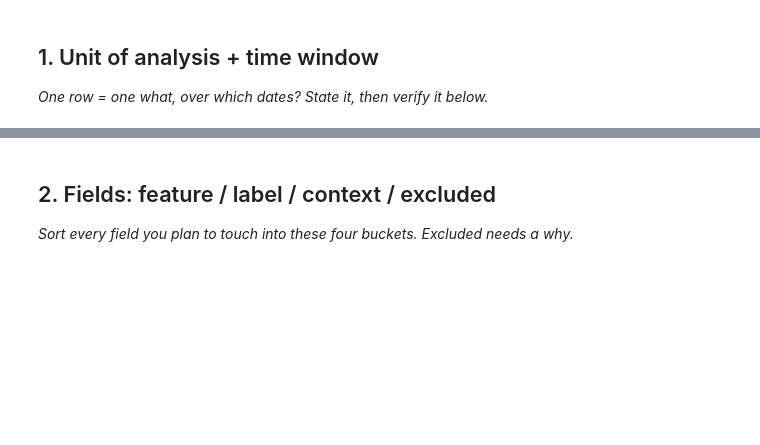
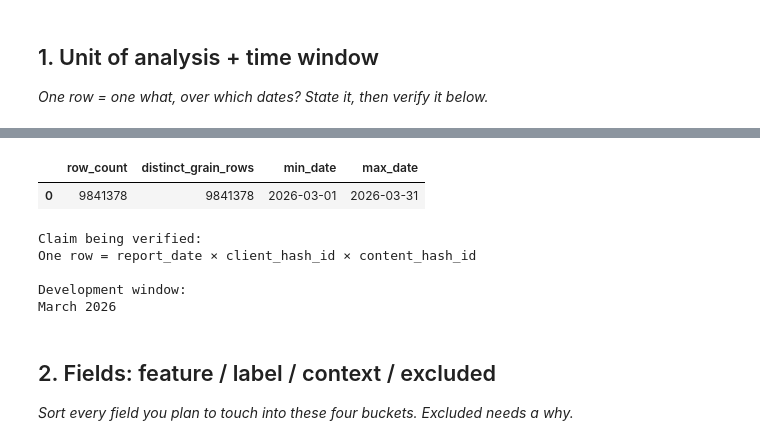
Before and after one commit to Nayab-khalid/FlyRank-AI-Internship, a Jupyter notebook: work/notebooks/w03_data_contract.ipynb, the cells around one changed output, grey strips where cells are left out. Drawn from its saved outputs; the diff is of its cells as text; code cells hidden in the pictures; blank space fills up the shorter version.

```diff
--- a/work/notebooks/w03_data_contract.ipynb
+++ b/work/notebooks/w03_data_contract.ipynb
@@ -15,0 +15,73 @@ This skeleton is yours to fill. Work the sections **in order** — each one has
+# %%
+# ============================================================
+# ML-04 — 1. UNIT OF ANALYSIS + TIME WINDOW
+# ============================================================
+
+%pip install -q duckdb huggingface_hub pandas
+
+import duckdb
+from google.colab import userdata
+
+# Get Hugging Face token from Colab Secrets
+HF_TOKEN = userdata.get("HF_TOKEN")
+
+# Connect DuckDB
+con = duckdb.connect()
+
+# Authenticate with Hugging Face
+con.execute(
+    "CREATE SECRET hf_secret "
+    "(TYPE HUGGINGFACE, TOKEN ?)",
+    [HF_TOKEN]
+)
+
+# FlyRank warehouse
+rel = "hf://datasets/FlyRank/internship-warehouse"
+
+# ------------------------------------------------------------
+# CONTRACT ANSWER
+# ------------------------------------------------------------
+
+print("""
+UNIT OF ANALYSIS + TIME WINDOW
+
+One row = one content item for one client on one report date
+in the fact_content_daily_performance table.
+
+I use March 2026 as the development window. March is a middle
+month in the warehouse history, so I use it to develop and
+verify the data contract rather than using the final month
+as development data.
+""")
+
+# ------------------------------------------------------------
+# VERIFY THE GRAIN AND TIME WINDOW
+# ------------------------------------------------------------
+
+query = f"""
+SELECT
+    COUNT(*) AS row_count,
+    COUNT(DISTINCT
+        CAST(report_date AS VARCHAR)
+        || '|' || client_hash_id
+        || '|' || content_hash_id
+    ) AS distinct_grain_rows,
+    MIN(report_date) AS min_date,
+    MAX(report_date) AS max_date
+FROM read_parquet(
+    '{rel}/fact_content_daily_performance/**/*.parquet',
+    hive_partitioning = true
+)
+WHERE month = '2026-03'
+"""
+
+result = con.execute(query).df()
+
+display(result)
+
+print("\nClaim being verified:")
+print("One row = report_date × client_hash_id × content_hash_id")
+
+print("\nDevelopment window:")
+print("March 2026")
+# %% [output]
@@ -16,3 +97,10 @@ This skeleton is yours to fill. Work the sections **in order** — each one has
+|  | row_count | distinct_grain_rows | min_date | max_date |
+| 0 | 9841378 | 9841378 | 2026-03-01 | 2026-03-31 |
+Claim being verified:
+One row = report_date × client_hash_id × content_hash_id
+
+Development window:
+March 2026
 # %% [markdown]
 ## 2. Fields: feature / label / context / excluded
 
```
Also changed, not shown: parts of 9 cells of this notebook.
